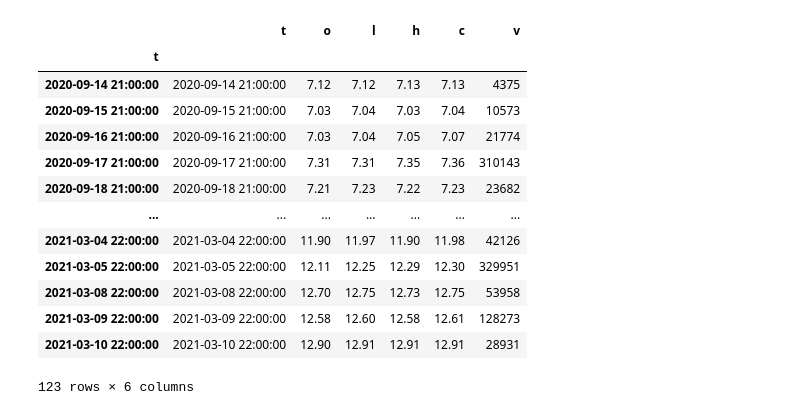
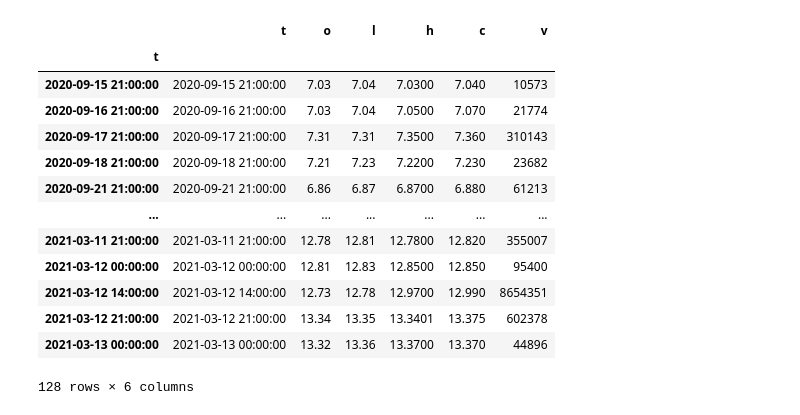
Before and after one commit to tgittos/money-printer-server, a Jupyter notebook: notebooks/stonks/f.ipynb, the cells around one changed output. Saved outputs shown, nothing was run; the diff lists cells and outputs as text; code cells hidden in the pictures.

```diff
--- a/notebooks/stonks/f.ipynb
+++ b/notebooks/stonks/f.ipynb
@@ -12,27 +12,27 @@ from lib.charts import chart
 # %%
 ticker = 'F'
 
 fh = finnhub()
-data = fh.get_historical_data(ticker, fh.get_daily_closings, days = 180)
+data = fh.get_historical_data(ticker, fh.get_daily_closings, days = 180, include_ah=True)
 
 data.index = data['t']
 data.sort_index()
 data.drop_duplicates()
 # %% [output]
 |  | t | o | l | h | c | v |
 | t |  |  |  |  |  |  |
-| 2020-09-14 21:00:00 | 2020-09-14 21:00:00 | 7.12 | 7.12 | 7.13 | 7.13 | 4375 |
-| 2020-09-15 21:00:00 | 2020-09-15 21:00:00 | 7.03 | 7.04 | 7.03 | 7.04 | 10573 |
-| 2020-09-16 21:00:00 | 2020-09-16 21:00:00 | 7.03 | 7.04 | 7.05 | 7.07 | 21774 |
-| 2020-09-17 21:00:00 | 2020-09-17 21:00:00 | 7.31 | 7.31 | 7.35 | 7.36 | 310143 |
-| 2020-09-18 21:00:00 | 2020-09-18 21:00:00 | 7.21 | 7.23 | 7.22 | 7.23 | 23682 |
+| 2020-09-15 21:00:00 | 2020-09-15 21:00:00 | 7.03 | 7.04 | 7.0300 | 7.040 | 10573 |
+| 2020-09-16 21:00:00 | 2020-09-16 21:00:00 | 7.03 | 7.04 | 7.0500 | 7.070 | 21774 |
+| 2020-09-17 21:00:00 | 2020-09-17 21:00:00 | 7.31 | 7.31 | 7.3500 | 7.360 | 310143 |
+| 2020-09-18 21:00:00 | 2020-09-18 21:00:00 | 7.21 | 7.23 | 7.2200 | 7.230 | 23682 |
+| 2020-09-21 21:00:00 | 2020-09-21 21:00:00 | 6.86 | 6.87 | 6.8700 | 6.880 | 61213 |
 | ... | ... | ... | ... | ... | ... | ... |
-| 2021-03-04 22:00:00 | 2021-03-04 22:00:00 | 11.90 | 11.97 | 11.90 | 11.98 | 42126 |
-| 2021-03-05 22:00:00 | 2021-03-05 22:00:00 | 12.11 | 12.25 | 12.29 | 12.30 | 329951 |
-| 2021-03-08 22:00:00 | 2021-03-08 22:00:00 | 12.70 | 12.75 | 12.73 | 12.75 | 53958 |
-| 2021-03-09 22:00:00 | 2021-03-09 22:00:00 | 12.58 | 12.60 | 12.58 | 12.61 | 128273 |
-| 2021-03-10 22:00:00 | 2021-03-10 22:00:00 | 12.90 | 12.91 | 12.91 | 12.91 | 28931 |
+| 2021-03-11 21:00:00 | 2021-03-11 21:00:00 | 12.78 | 12.81 | 12.7800 | 12.820 | 355007 |
+| 2021-03-12 00:00:00 | 2021-03-12 00:00:00 | 12.81 | 12.83 | 12.8500 | 12.850 | 95400 |
+| 2021-03-12 14:00:00 | 2021-03-12 14:00:00 | 12.73 | 12.78 | 12.9700 | 12.990 | 8654351 |
+| 2021-03-12 21:00:00 | 2021-03-12 21:00:00 | 13.34 | 13.35 | 13.3401 | 13.375 | 602378 |
+| 2021-03-13 00:00:00 | 2021-03-13 00:00:00 | 13.32 | 13.36 | 13.3700 | 13.370 | 44896 |
-123 rows × 6 columns
+128 rows × 6 columns
 # %%
 # refresh data for today
 fh.get_daily_closings(ticker, datetime.today(), include_ah = datetime.now() > datetime.now().replace(hour=22, minute = 0, second = 0, microsecond =0))
```
Also changed, not shown: parts of 3 cells of this notebook, 10 other files.
